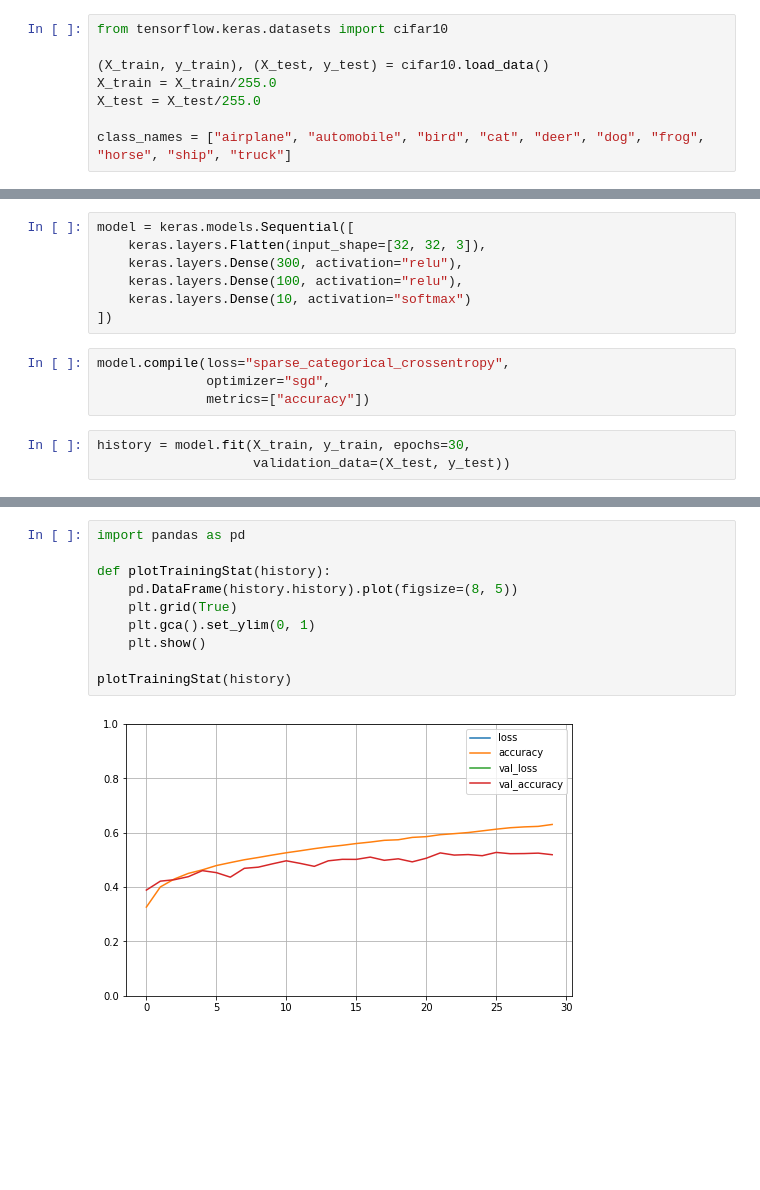
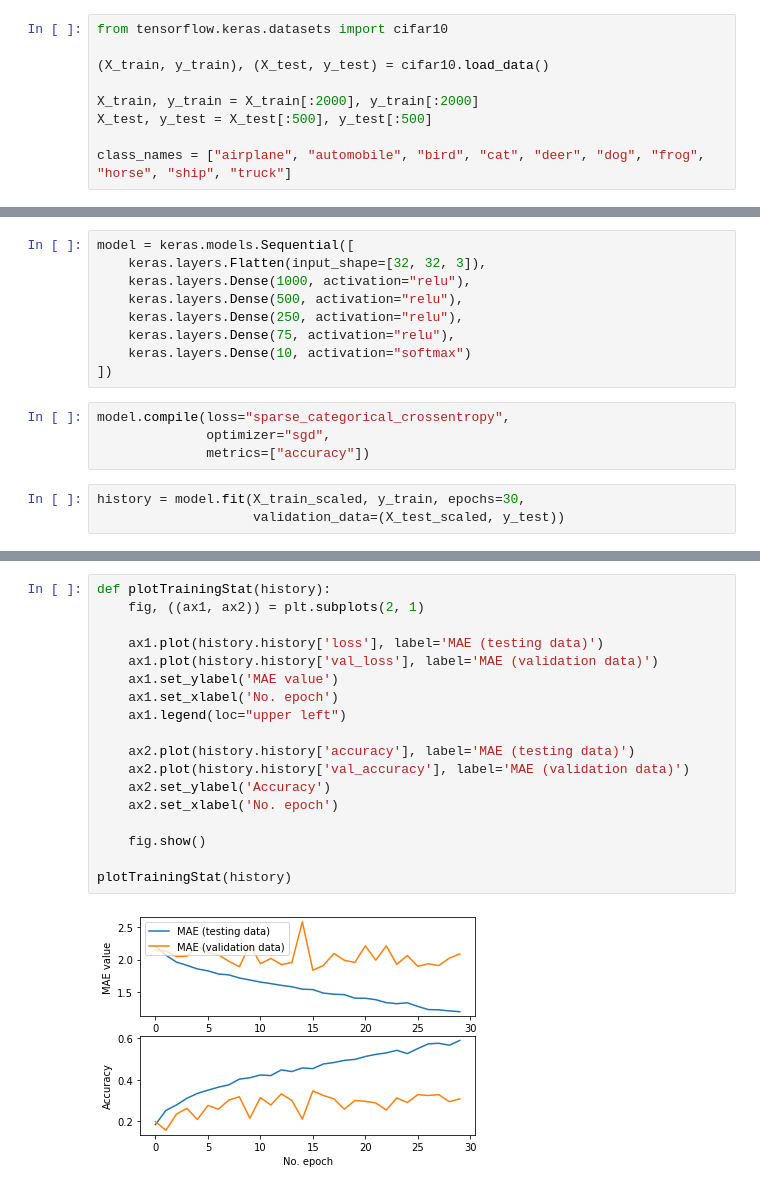
Before and after one commit to raymond-selvik/machine-learning-samples, a Jupyter notebook: segmentation.ipynb, the cells around one changed output, grey strips where cells are left out. Saved outputs shown, nothing was run; the diff lists cells and outputs as text; blank space fills up the shorter version.

```diff
--- a/segmentation.ipynb
+++ b/segmentation.ipynb
@@ -33,8 +33,9 @@ physical_device_desc: "device: 0, name: GeForce GTX 1050 Ti, pci bus id: 0000:01
 from tensorflow.keras.datasets import cifar10
 
 (X_train, y_train), (X_test, y_test) = cifar10.load_data()
-X_train = X_train/255.0
-X_test = X_test/255.0
+
+X_train, y_train = X_train[:2000], y_train[:2000]
+X_test, y_test = X_test[:500], y_test[:500]
 
 class_names = ["airplane", "automobile", "bird", "cat", "deer", "dog", "frog", "horse", "ship", "truck"]
 # %%
@@ -62,8 +78,10 @@ printImages(X_train, y_train)
 # %%
 model = keras.models.Sequential([
     keras.layers.Flatten(input_shape=[32, 32, 3]),
-    keras.layers.Dense(300, activation="relu"),
-    keras.layers.Dense(100, activation="relu"),
+    keras.layers.Dense(1000, activation="relu"),
+    keras.layers.Dense(500, activation="relu"),
+    keras.layers.Dense(250, activation="relu"),
+    keras.layers.Dense(75, activation="relu"),
     keras.layers.Dense(10, activation="softmax")
 ])
 # %%
@@ -71,6 +89,6 @@ model.compile(loss="sparse_categorical_crossentropy",
               optimizer="sgd",
               metrics=["accuracy"])
 # %%
-history = model.fit(X_train, y_train, epochs=30,
-                    validation_data=(X_test, y_test))
+history = model.fit(X_train_scaled, y_train, epochs=30,
+                    validation_data=(X_test_scaled, y_test))
 # %% [output]
@@ -94,12 +112,20 @@ Epoch 30/30
-# %%
-import pandas as pd
-
-def plotTrainingStat(history):
-    pd.DataFrame(history.history).plot(figsize=(8, 5))
-    plt.grid(True)
-    plt.gca().set_ylim(0, 1)
-    plt.show()
-
-plotTrainingStat(history)
-# %% [output]
-[figure, removed]
+# %%
+def plotTrainingStat(history):
+    fig, ((ax1, ax2)) = plt.subplots(2, 1)
+
+    ax1.plot(history.history['loss'], label='MAE (testing data)')
+    ax1.plot(history.history['val_loss'], label='MAE (validation data)')
+    ax1.set_ylabel('MAE value')
+    ax1.set_xlabel('No. epoch')
+    ax1.legend(loc="upper left")
+
+    ax2.plot(history.history['accuracy'], label='MAE (testing data)')
+    ax2.plot(history.history['val_accuracy'], label='MAE (validation data)')
+    ax2.set_ylabel('Accuracy')
+    ax2.set_xlabel('No. epoch')
+
+    fig.show()
+
+plotTrainingStat(history)
+# %% [output]
+[figure, added]
```
Also changed, not shown: parts of 23 cells of this notebook.
